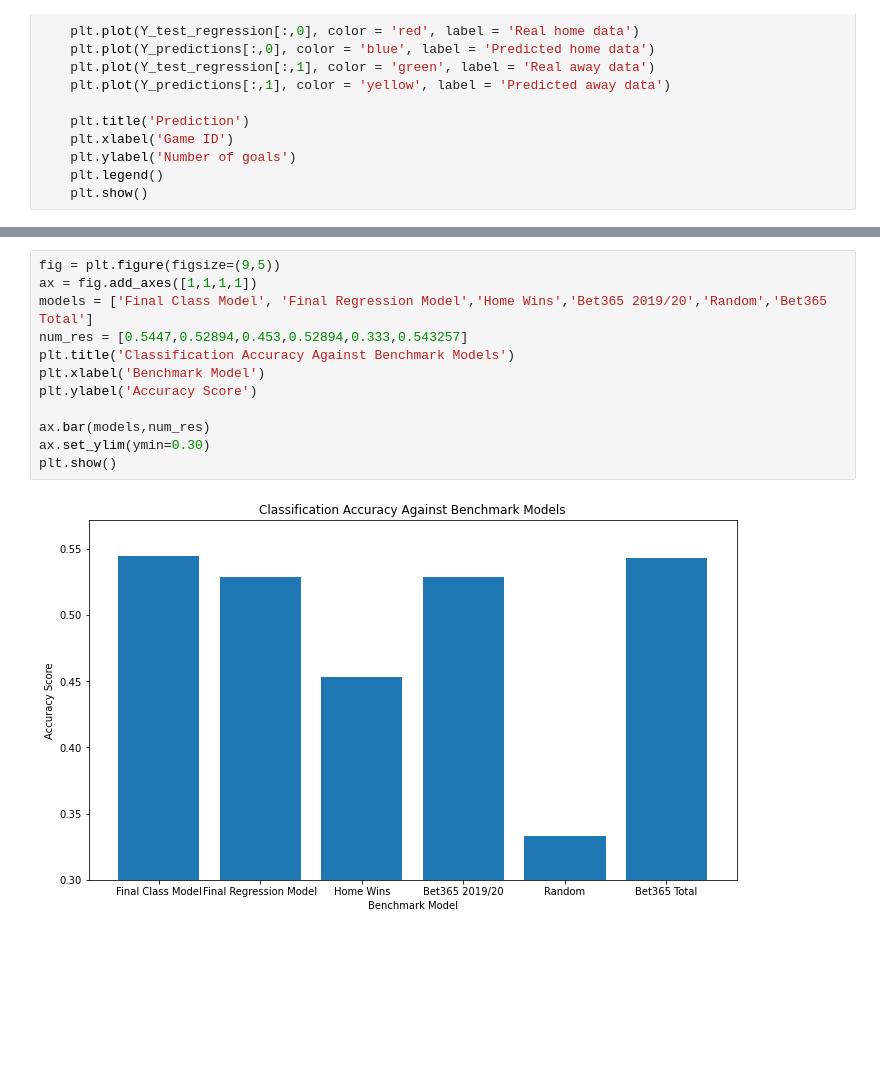
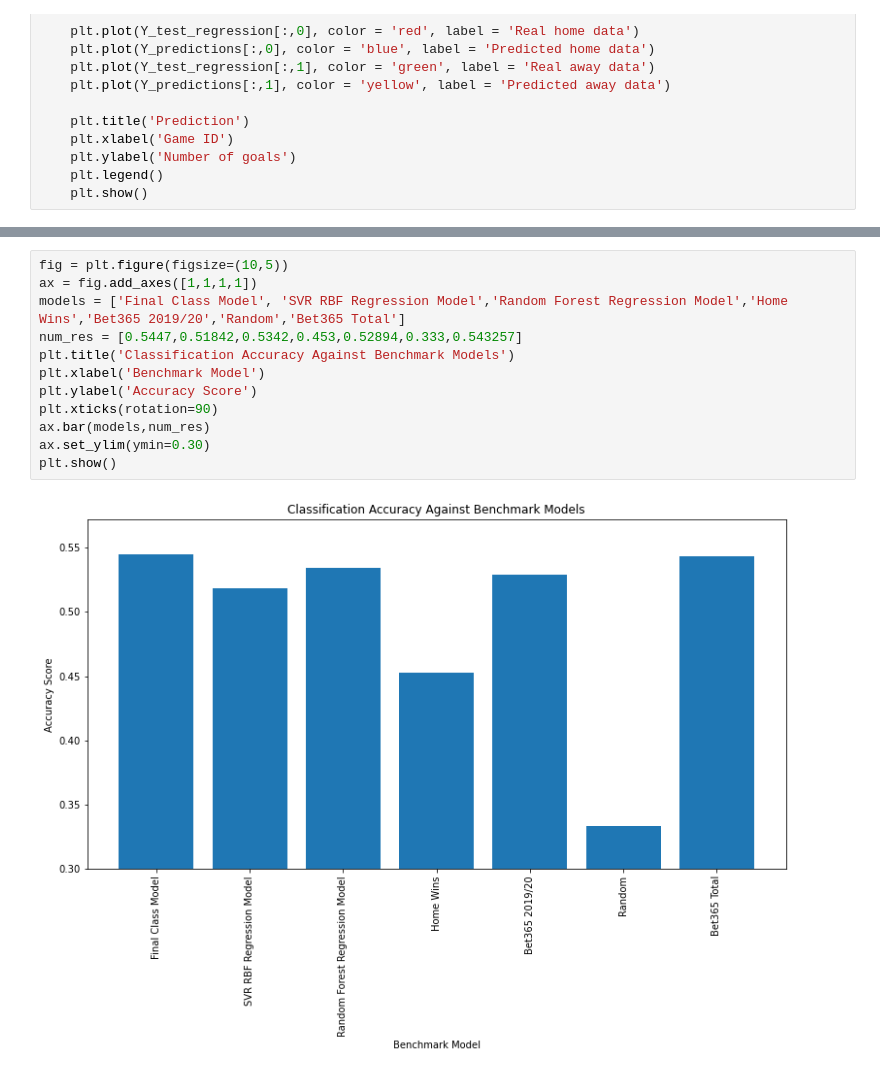
Before and after one commit to OranHoward/Football-Predictions, a Jupyter notebook: Regression.ipynb, the cells around one changed output, grey strips where cells are left out. Drawn from its saved outputs; the diff is of its cells as text; blank space fills up the shorter version.

```diff
--- a/Regression.ipynb
+++ b/Regression.ipynb
@@ -377,15 +695,15 @@ Correct Predictions:  52.89473684210526
 # %%
-fig = plt.figure(figsize=(9,5))
+fig = plt.figure(figsize=(10,5))
 ax = fig.add_axes([1,1,1,1])
-models = ['Final Class Model', 'Final Regression Model','Home Wins','Bet365 2019/20','Random','Bet365 Total']
-num_res = [0.5447,0.52894,0.453,0.52894,0.333,0.543257]
+models = ['Final Class Model', 'SVR RBF Regression Model','Random Forest Regression Model','Home Wins','Bet365 2019/20','Random','Bet365 Total']
+num_res = [0.5447,0.51842,0.5342,0.453,0.52894,0.333,0.543257]
 plt.title('Classification Accuracy Against Benchmark Models')
 plt.xlabel('Benchmark Model')
 plt.ylabel('Accuracy Score')
-
+plt.xticks(rotation=90)
 ax.bar(models,num_res)
 ax.set_ylim(ymin=0.30)
 plt.show()
 # %% [output]
-[figure, old version]
+[figure, new version]
 # %%
```
Also changed, not shown: parts of 15 cells of this notebook.
